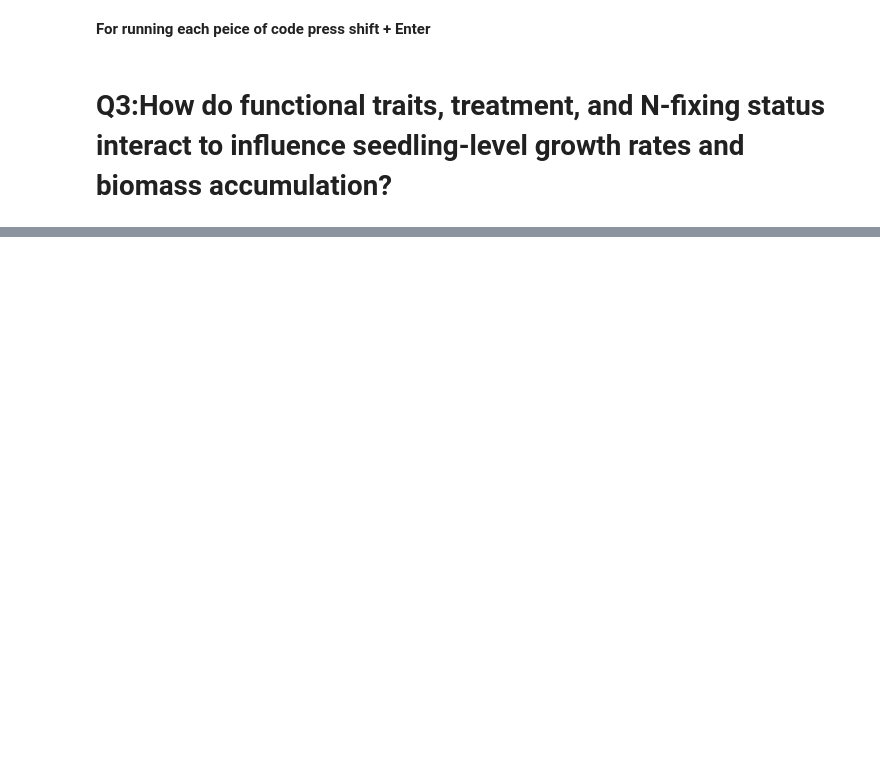
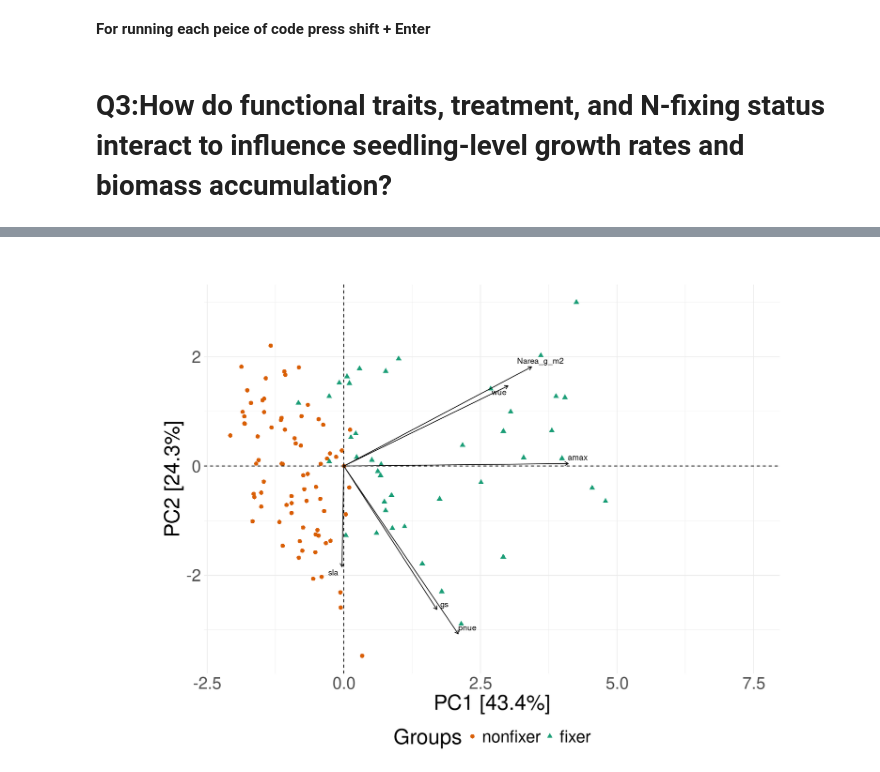
Before and after one commit to ecamo19/shade_house_reproducible_stats, a Jupyter notebook: notebooks/pca_for_q3.ipynb, the cells around one changed output, grey strips where cells are left out. Saved outputs shown, nothing was run; the diff lists cells and outputs as text; code cells hidden in the pictures; blank space fills up the shorter version.

```diff
--- a/notebooks/pca_for_q3.ipynb
+++ b/notebooks/pca_for_q3.ipynb
@@ -49,5 +48,7 @@ data_for_models <-
 # %%
 data_traits_scaled <-
     data_for_models %>%
-        dplyr::select(-c(total_biomass, rgr, root_shoot_ratio, init_height)) %>%
+        dplyr::select(-c(total_biomass, rgr, root_shoot_ratio, init_height,
+                    rmf, smf, lmf)) %>%
+
         mutate(across(where(is.numeric), scale))
@@ -56,2 +64,4 @@ pca_traits <- princomp(data_traits_scaled[,c(4:ncol(data_traits_scaled))])
+# %%
+eigs <- pca_traits$sdev^2/sum(pca_traits$sdev^2)
 # %%
 fviz_screeplot(pca_traits, addlabels = TRUE, ylim = c(0, 50))
@@ -58,16 +70,30 @@ fviz_screeplot(pca_traits, addlabels = TRUE, ylim = c(0, 50))
 # %%
-fviz_pca_biplot(pca_traits,axes = c(1, 2),
+fviz_pca_biplot(pca_traits, axes = c(1, 2),
 
+                invisible="quali",
+                pointsize = 2.5,
                 # Add group
-                habillage= data_traits_scaled$nfixer,
+                habillage= data_for_models$nfixer,
 
                 # Set labels
                 label ="var",
 
                 # Set arrow color
                 col.var = "black",
+                geom=c("point", "arrows"),
 
                 # Repel overlapping labels
                 repel = TRUE) +
-  theme_minimal() + scale_color_brewer(palette="Set1")
+
+  theme_minimal() + xlim(NA, 7.5) +  labs(title = "")+
+  coord_fixed() + theme(text = element_text(size = 30))+
+  xlab(paste0("PC1 [", round(100*eigs[1], 1), "%]")) +
+  ylab(paste0("PC2 [", round(100*eigs[2], 1), "%]")) +
+
+  scale_shape_manual(values = c(16, 17)) +
+  scale_color_manual(values = c("#D95F02","#1B9E77" )) +
+  scale_fill_manual(values = c("#D95F02","#1B9E77")) +
+  theme(legend.position = "bottom")
+# %% [output]
+[figure, added]
 # %%
```
Also changed, not shown: parts of 12 cells of this notebook.
